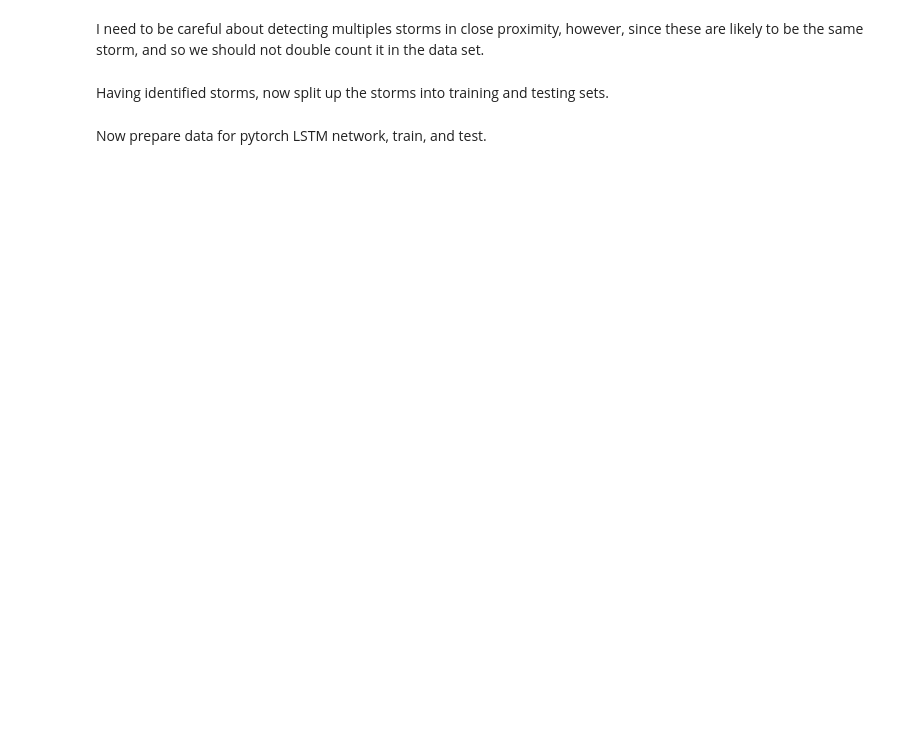
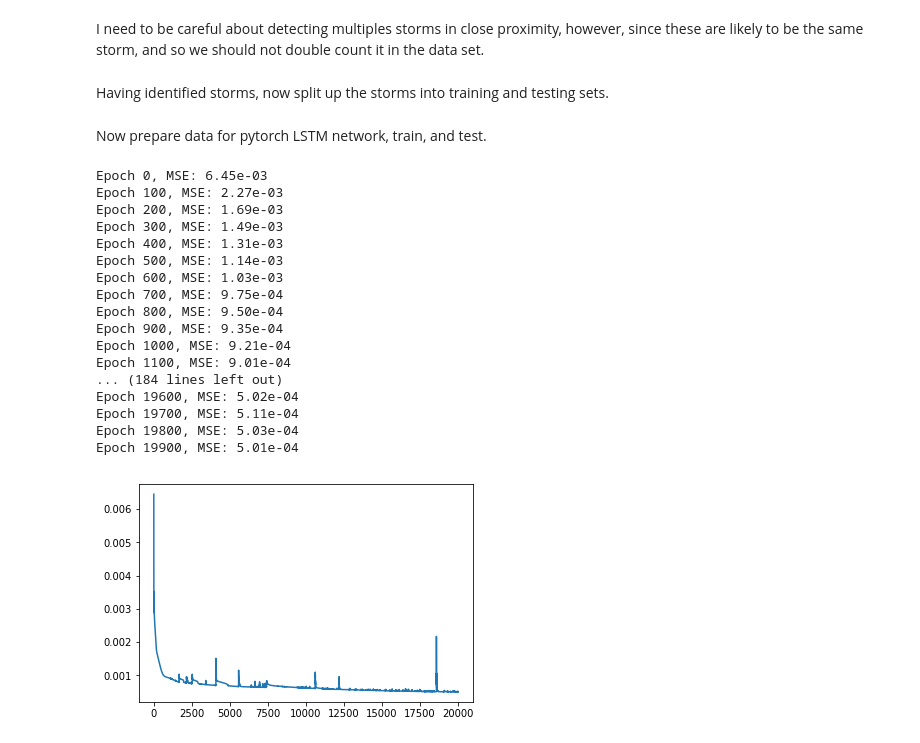
Before and after one commit to sarttiso/spaceweather, a Jupyter notebook: forecasting_q10_LSTM.ipynb, the cells around one changed output. Drawn from its saved outputs; the diff is of its cells as text; code cells hidden in the pictures; blank space fills up the shorter version.

```diff
--- a/forecasting_q10_LSTM.ipynb
+++ b/forecasting_q10_LSTM.ipynb
@@ -301,6 +315,7 @@ Having identified storms, now split up the storms into training and testing sets
 # %%
 # don't forget to modify the indices to reflect the time shift!
 lahead = 6
+train_percent = 0.8
 
 rnd_ord = np.random.permutation(nstorm)
 
@@ -323,6 +338,15 @@ data_out_test = np.zeros((ntest, batch_size))
 for ii in range(ntest):
     data_in_test[ii, :, :] = omni.loc[test_idx[ii,0]-lahead:test_idx[ii,1]-lahead-1].values
     data_out_test[ii, :] = q10[test_idx[ii,0]:test_idx[ii,1]]
+# %%
+# normalize
+scaler_input = preprocessing.MinMaxScaler(feature_range=(0,1))
+data_in_train = scaler_input.fit_transform(data_in_train.reshape(-1, input_dim)).reshape(-1, batch_size, input_dim)
+data_in_test = scaler_input.transform(data_in_test.reshape(-1, input_dim)).reshape(-1, batch_size, input_dim)
+
+scaler_output = preprocessing.MinMaxScaler(feature_range=(0,1))
+data_out_train = scaler_output.fit_transform(data_out_train.reshape(-1, 1)).reshape(-1, batch_size)
+data_out_test = scaler_output.transform(data_out_test.reshape(-1, 1)).reshape(-1, batch_size)
 # %% [markdown]
 Now prepare data for pytorch LSTM network, train, and test.
 # %%
@@ -334,38 +358,56 @@ data_out_train = torch.from_numpy(data_out_train).float().cuda()
 data_in_test = torch.from_numpy(data_in_test).float().cuda()
 data_out_test = torch.from_numpy(data_out_test).float().cuda()
 # %%
-hidden_dim = 20
-batch_size = 500
+hidden_dim = 10
 num_layers = 1
 
 model = LSTM(input_dim, hidden_dim, batch_size, output_dim, num_layers)
 
 # run on gpu
 model.cuda()
 
 loss_function = nn.MSELoss()
 optimizer = optim.Adam(model.parameters(), lr=0.001)
 
 nepochs = 20000
 hist = np.zeros(nepochs)
 
 for epoch in range(nepochs):
     optimizer.zero_grad()
     model.hidden = model.init_hidden()
     train_pred = model(data_in_train)
     loss = loss_function(train_pred, data_out_train.view(-1, batch_size, output_dim))
 
     hist[epoch] = loss.item()
 
     if epoch % 100 == 0:
         print('Epoch %d, MSE: %1.2e' % (epoch, loss.item()))
 
     loss.backward()
     optimizer.step()
 
 plt.figure()
 plt.plot(hist)
 plt.show()
+# %% [output]
+Epoch 0, MSE: 6.45e-03
+Epoch 100, MSE: 2.27e-03
+Epoch 200, MSE: 1.69e-03
+Epoch 300, MSE: 1.49e-03
+Epoch 400, MSE: 1.31e-03
+Epoch 500, MSE: 1.14e-03
+Epoch 600, MSE: 1.03e-03
+Epoch 700, MSE: 9.75e-04
+Epoch 800, MSE: 9.50e-04
+Epoch 900, MSE: 9.35e-04
+Epoch 1000, MSE: 9.21e-04
+Epoch 1100, MSE: 9.01e-04
+... (184 lines left out)
+Epoch 19600, MSE: 5.02e-04
+Epoch 19700, MSE: 5.11e-04
+Epoch 19800, MSE: 5.03e-04
+Epoch 19900, MSE: 5.01e-04
+[figure, added]
 # %%
 model.hidden = model.init_hidden()
 test_pred = model(data_in_test)
```
Also changed, not shown: parts of 7 cells of this notebook.
